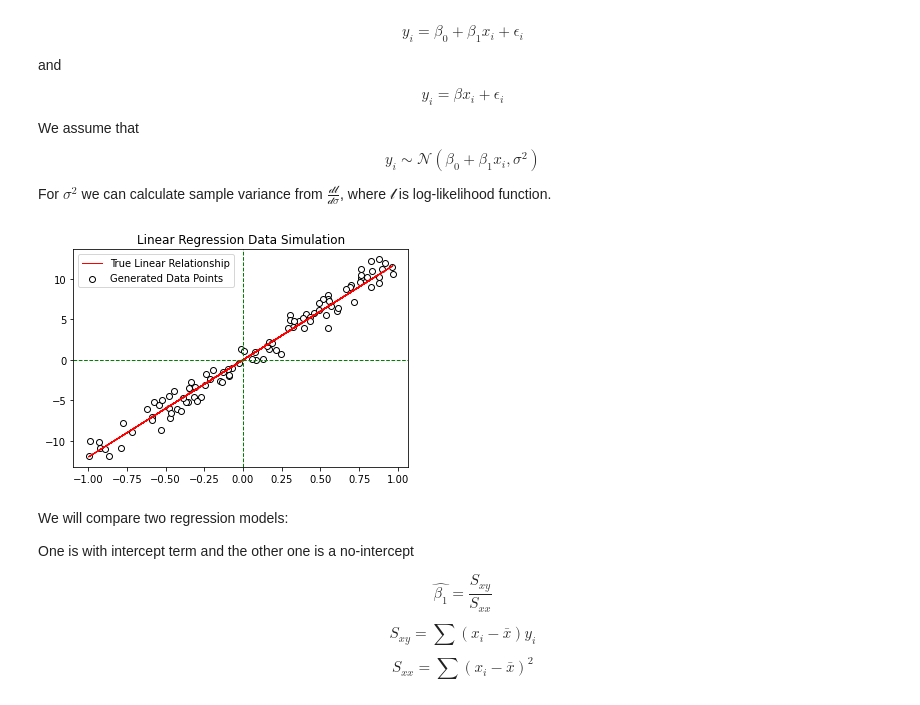
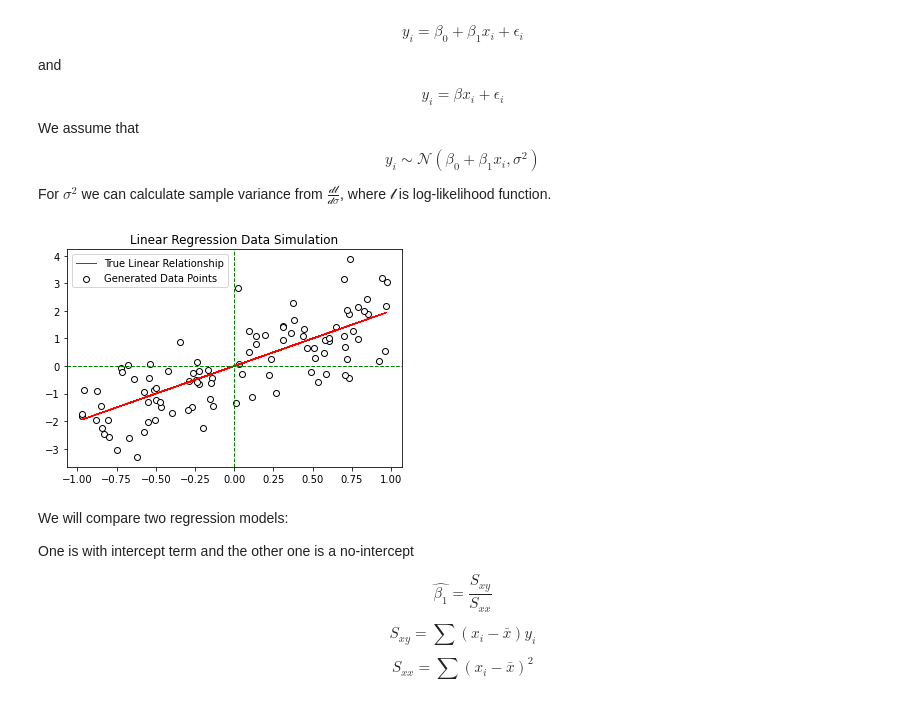
Before and after one commit to chedug/bsc, a Jupyter notebook: SSerror.ipynb, the cells around one changed output. Cells and saved outputs as stored; diff of their text form; code cells hidden in the pictures.

```diff
--- a/SSerror.ipynb
+++ b/SSerror.ipynb
@@ -21,29 +21,29 @@ For $\sigma^2$ we can calculate sample variance from $\frac{\mathcal{dl}}{\mathc
 # %%
 import numpy as np
 import matplotlib.pyplot as plt
 
 
 num_samples = 100  # number of sample points
 
 X = np.random.rand(num_samples) * 2 - 1
 
-beta =  12 # true slope
+beta =  2 # true slope
 noise = np.random.randn(num_samples)
 
 y = beta * X + noise
 
 
 plt.plot(X, beta * X, color='red', linewidth=1, label='True Linear Relationship')
 plt.scatter(X, y, color='white', edgecolor='black', marker='o', label='Generated Data Points')
 plt.legend()
 
 plt.axhline(0, color='green', linewidth=1, linestyle='--')
 plt.axvline(0, color='green', linewidth=1, linestyle='--')
 
 plt.title('Linear Regression Data Simulation')
 plt.show()
 # %% [output]
-[figure, old version]
+[figure, new version]
 # %% [markdown]
 We will compare two regression models:
 
```
Also changed, not shown: parts of 3 cells of this notebook.
